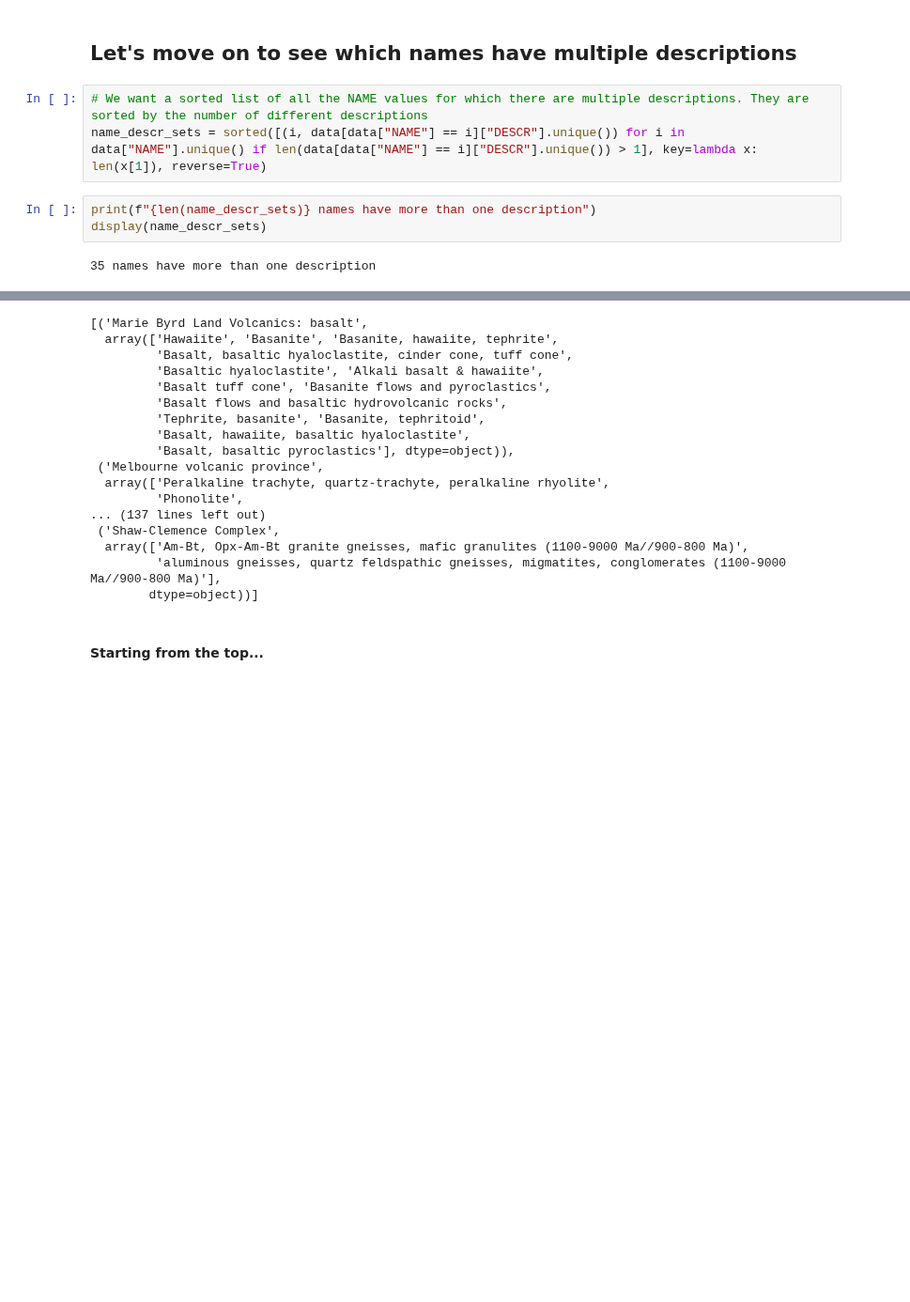
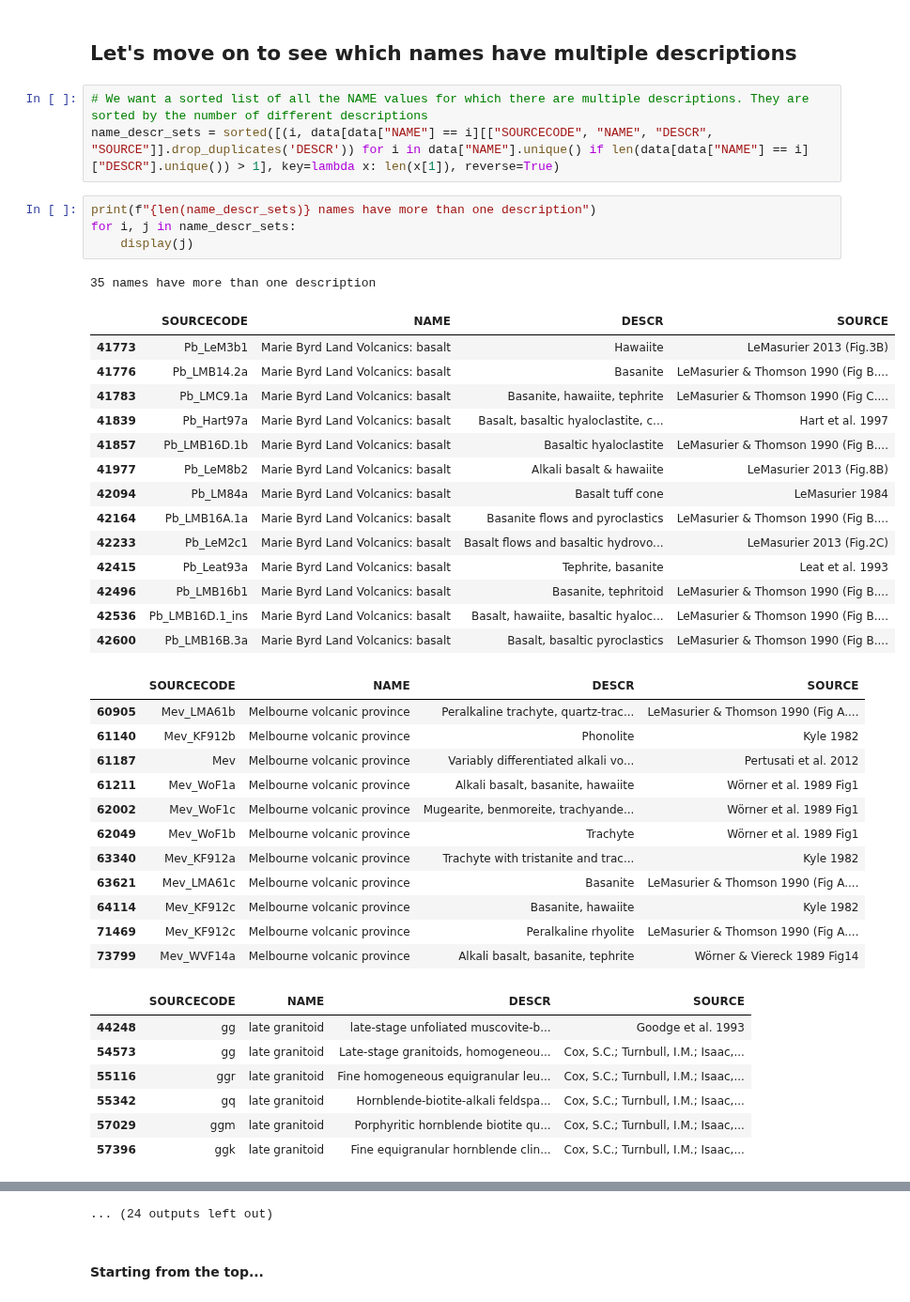
Before and after one commit to selkind/GeoMap, a Jupyter notebook: name_descr_investigation.ipynb, the cells around one changed output, grey strips where cells are left out. Shown at 94% size. Saved outputs shown, nothing was run; the diff lists cells and outputs as text; blank space fills up the shorter version.

Commit message:
Change display of all name_descr sets

```diff
--- a/name_descr_investigation.ipynb
+++ b/name_descr_investigation.ipynb
@@ -121,9 +121,43 @@ display(null_name_sources.drop_duplicates(["SOURCECODE","SOURCE"]))
 ## Let's move on to see which names have multiple descriptions
 # %%
 # We want a sorted list of all the NAME values for which there are multiple descriptions. They are sorted by the number of different descriptions
-name_descr_sets = sorted([(i, data[data["NAME"] == i]["DESCR"].unique()) for i in data["NAME"].unique() if len(data[data["NAME"] == i]["DESCR"].unique()) > 1], key=lambda x: len(x[1]), reverse=True)
+name_descr_sets = sorted([(i, data[data["NAME"] == i][["SOURCECODE", "NAME", "DESCR", "SOURCE"]].drop_duplicates('DESCR')) for i in data["NAME"].unique() if len(data[data["NAME"] == i]["DESCR"].unique()) > 1], key=lambda x: len(x[1]), reverse=True)
 # %%
 print(f"{len(name_descr_sets)} names have more than one description")
-display(name_descr_sets)
+for i, j in name_descr_sets:
+    display(j)
 # %% [output]
 35 names have more than one description
+|  | SOURCECODE | NAME | DESCR | SOURCE |
+| 41773 | Pb_LeM3b1 | Marie Byrd Land Volcanics: basalt | Hawaiite | LeMasurier 2013 (Fig.3B) |
+| 41776 | Pb_LMB14.2a | Marie Byrd Land Volcanics: basalt | Basanite | LeMasurier & Thomson 1990 (Fig B.... |
+| 41783 | Pb_LMC9.1a | Marie Byrd Land Volcanics: basalt | Basanite, hawaiite, tephrite | LeMasurier & Thomson 1990 (Fig C.... |
+| 41839 | Pb_Hart97a | Marie Byrd Land Volcanics: basalt | Basalt, basaltic hyaloclastite, c... | Hart et al. 1997 |
+| 41857 | Pb_LMB16D.1b | Marie Byrd Land Volcanics: basalt | Basaltic hyaloclastite | LeMasurier & Thomson 1990 (Fig B.... |
+| 41977 | Pb_LeM8b2 | Marie Byrd Land Volcanics: basalt | Alkali basalt & hawaiite | LeMasurier 2013 (Fig.8B) |
+| 42094 | Pb_LM84a | Marie Byrd Land Volcanics: basalt | Basalt tuff cone | LeMasurier 1984 |
+| 42164 | Pb_LMB16A.1a | Marie Byrd Land Volcanics: basalt | Basanite flows and pyroclastics | LeMasurier & Thomson 1990 (Fig B.... |
+| 42233 | Pb_LeM2c1 | Marie Byrd Land Volcanics: basalt | Basalt flows and basaltic hydrovo... | LeMasurier 2013 (Fig.2C) |
+| 42415 | Pb_Leat93a | Marie Byrd Land Volcanics: basalt | Tephrite, basanite | Leat et al. 1993 |
+| 42496 | Pb_LMB16b1 | Marie Byrd Land Volcanics: basalt | Basanite, tephritoid | LeMasurier & Thomson 1990 (Fig B.... |
+| 42536 | Pb_LMB16D.1_ins | Marie Byrd Land Volcanics: basalt | Basalt, hawaiite, basaltic hyaloc... | LeMasurier & Thomson 1990 (Fig B.... |
+| 42600 | Pb_LMB16B.3a | Marie Byrd Land Volcanics: basalt | Basalt, basaltic pyroclastics | LeMasurier & Thomson 1990 (Fig B.... |
+|  | SOURCECODE | NAME | DESCR | SOURCE |
+| 60905 | Mev_LMA61b | Melbourne volcanic province | Peralkaline trachyte, quartz-trac... | LeMasurier & Thomson 1990 (Fig A.... |
+| 61140 | Mev_KF912b | Melbourne volcanic province | Phonolite | Kyle 1982 |
+| 61187 | Mev | Melbourne volcanic province | Variably differentiated alkali vo... | Pertusati et al. 2012 |
+| 61211 | Mev_WoF1a | Melbourne volcanic province | Alkali basalt, basanite, hawaiite | Wörner et al. 1989 Fig1 |
+| 62002 | Mev_WoF1c | Melbourne volcanic province | Mugearite, benmoreite, trachyande... | Wörner et al. 1989 Fig1 |
+| 62049 | Mev_WoF1b | Melbourne volcanic province | Trachyte | Wörner et al. 1989 Fig1 |
+| 63340 | Mev_KF912a | Melbourne volcanic province | Trachyte with tristanite and trac... | Kyle 1982 |
+| 63621 | Mev_LMA61c | Melbourne volcanic province | Basanite | LeMasurier & Thomson 1990 (Fig A.... |
+| 64114 | Mev_KF912c | Melbourne volcanic province | Basanite, hawaiite | Kyle 1982 |
+| 71469 | Mev_KF912c | Melbourne volcanic province | Peralkaline rhyolite | LeMasurier & Thomson 1990 (Fig A.... |
+| 73799 | Mev_WVF14a | Melbourne volcanic province | Alkali basalt, basanite, tephrite | Wörner & Viereck 1989 Fig14 |
+|  | SOURCECODE | NAME | DESCR | SOURCE |
+| 44248 | gg | late granitoid | late-stage unfoliated muscovite-b... | Goodge et al. 1993 |
+| 54573 | gg | late granitoid | Late-stage granitoids, homogeneou... | Cox, S.C.; Turnbull, I.M.; Isaac,... |
+| 55116 | ggr | late granitoid | Fine homogeneous equigranular leu... | Cox, S.C.; Turnbull, I.M.; Isaac,... |
+| 55342 | gq | late granitoid | Hornblende-biotite-alkali feldspa... | Cox, S.C.; Turnbull, I.M.; Isaac,... |
+| 57029 | ggm | late granitoid | Porphyritic hornblende biotite qu... | Cox, S.C.; Turnbull, I.M.; Isaac,... |
+| 57396 | ggk | late granitoid | Fine equigranular hornblende clin... | Cox, S.C.; Turnbull, I.M.; Isaac,... |
@@ -130,20 +200,4 @@ display(name_descr_sets)
-[('Marie Byrd Land Volcanics: basalt',
-  array(['Hawaiite', 'Basanite', 'Basanite, hawaiite, tephrite',
-         'Basalt, basaltic hyaloclastite, cinder cone, tuff cone',
-         'Basaltic hyaloclastite', 'Alkali basalt & hawaiite',
-         'Basalt tuff cone', 'Basanite flows and pyroclastics',
-         'Basalt flows and basaltic hydrovolcanic rocks',
-         'Tephrite, basanite', 'Basanite, tephritoid',
-         'Basalt, hawaiite, basaltic hyaloclastite',
-         'Basalt, basaltic pyroclastics'], dtype=object)),
- ('Melbourne volcanic province',
-  array(['Peralkaline trachyte, quartz-trachyte, peralkaline rhyolite',
-         'Phonolite',
-... (137 lines left out)
- ('Shaw-Clemence Complex',
-  array(['Am-Bt, Opx-Am-Bt granite gneisses, mafic granulites (1100-9000 Ma//900-800 Ma)',
-         'aluminous gneisses, quartz feldspathic gneisses, migmatites, conglomerates (1100-9000 Ma//900-800 Ma)'],
-        dtype=object))]
+... (24 outputs left out)
 # %% [markdown]
 #### Starting from the top...
 # %%
```
Also changed, not shown: parts of 19 cells of this notebook.
